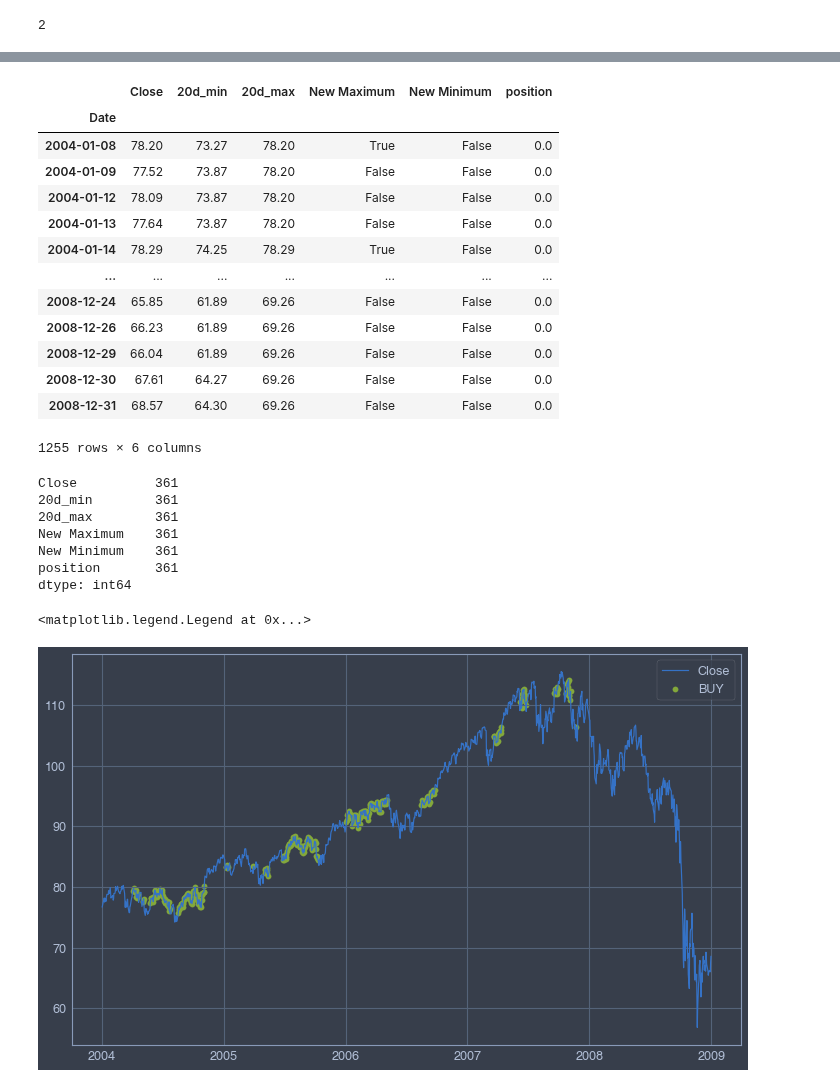
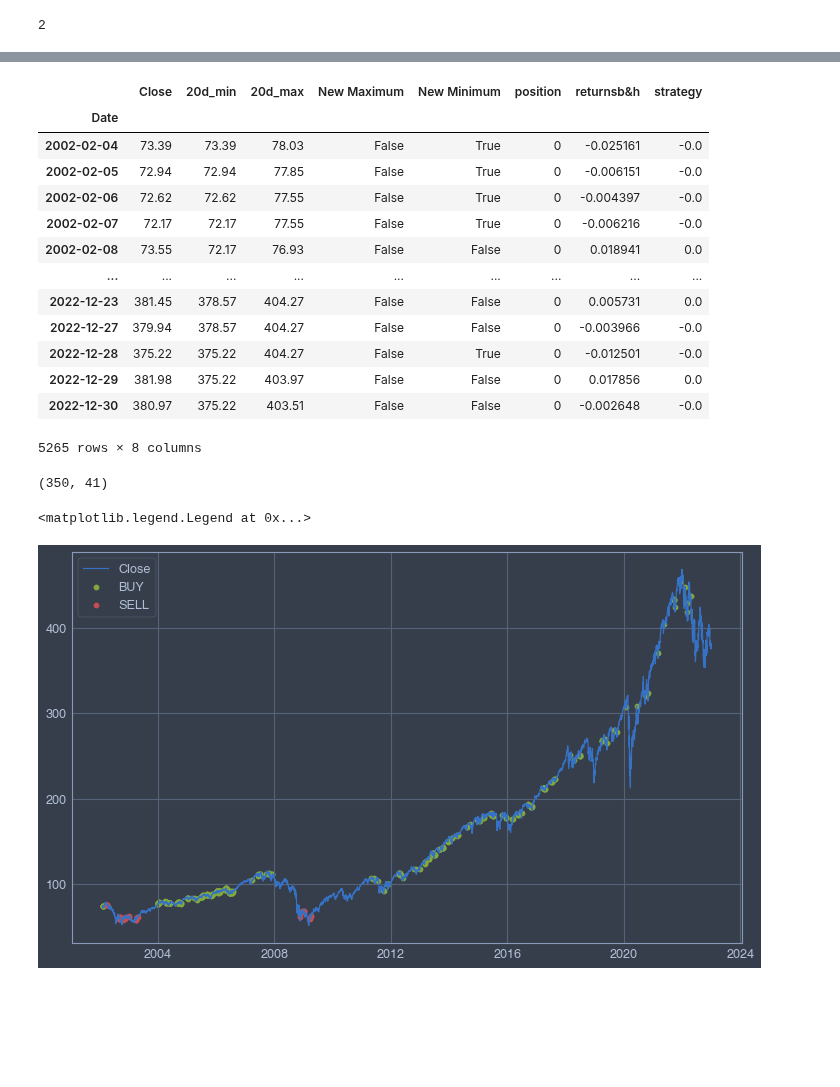
Before and after one commit to fadeeva/stock_market_research, a Jupyter notebook: classic/turtle_soup/simple/simple_TURTLE_SOUP.ipynb, the cells around one changed output, grey strips where cells are left out. Drawn from its saved outputs; the diff is of its cells as text; code cells hidden in the pictures; blank space fills up the shorter version.

```diff
--- a/classic/turtle_soup/simple/simple_TURTLE_SOUP.ipynb
+++ b/classic/turtle_soup/simple/simple_TURTLE_SOUP.ipynb
@@ -273,7 +273,8 @@ l
 1
 2
 # %%
-spy_position = spy_close.loc['2004':'2008'].copy()
+# spy_position = spy_close.loc['2004':'2008'].copy()
+spy_position = spy_close.copy()
 spy_position
 # %% [output]
 |  | Close | 20d_min | 20d_max | New Maximum | New Minimum |
@@ -319,4 +293,0 @@ spy_close.loc['2004':'2008']
-# %%
-idx = spy_position.index.get_loc(spy_position.index[49])
-l = len(spy_position.iloc[idx - 4: idx]['New Minimum'][spy_position.iloc[idx - 4: idx]['New Minimum']])
-l
@@ -404,38 +370,35 @@ f_prepare, f_order_level_buy, f_stop_loss
 # %%
-spy_position['position'] = spy_position[4:].apply(turtle_soup, axis=1)
-spy_position.dropna()
+spy_position['position'] = spy_position.apply(turtle_soup, axis=1)
+spy_position.dropna(inplace=True)
+spy_position
 # %% [output]
-|  | Close | 20d_min | 20d_max | New Maximum | New Minimum | position |
-| Date |  |  |  |  |  |  |
-| 2004-01-08 | 78.20 | 73.27 | 78.20 | True | False | 0.0 |
-| 2004-01-09 | 77.52 | 73.87 | 78.20 | False | False | 0.0 |
-| 2004-01-12 | 78.09 | 73.87 | 78.20 | False | False | 0.0 |
-| 2004-01-13 | 77.64 | 73.87 | 78.20 | False | False | 0.0 |
-| 2004-01-14 | 78.29 | 74.25 | 78.29 | True | False | 0.0 |
-| ... | ... | ... | ... | ... | ... | ... |
-| 2008-12-24 | 65.85 | 61.89 | 69.26 | False | False | 0.0 |
-| 2008-12-26 | 66.23 | 61.89 | 69.26 | False | False | 0.0 |
-| 2008-12-29 | 66.04 | 61.89 | 69.26 | False | False | 0.0 |
-| 2008-12-30 | 67.61 | 64.27 | 69.26 | False | False | 0.0 |
-| 2008-12-31 | 68.57 | 64.30 | 69.26 | False | False | 0.0 |
+|  | Close | 20d_min | 20d_max | New Maximum | New Minimum | position | returnsb&h | strategy |
+| Date |  |  |  |  |  |  |  |  |
+| 2002-02-04 | 73.39 | 73.39 | 78.03 | False | True | 0 | -0.025161 | -0.0 |
+| 2002-02-05 | 72.94 | 72.94 | 77.85 | False | True | 0 | -0.006151 | -0.0 |
+| 2002-02-06 | 72.62 | 72.62 | 77.55 | False | True | 0 | -0.004397 | -0.0 |
+| 2002-02-07 | 72.17 | 72.17 | 77.55 | False | True | 0 | -0.006216 | -0.0 |
+| 2002-02-08 | 73.55 | 72.17 | 76.93 | False | False | 0 | 0.018941 | 0.0 |
+| ... | ... | ... | ... | ... | ... | ... | ... | ... |
+| 2022-12-23 | 381.45 | 378.57 | 404.27 | False | False | 0 | 0.005731 | 0.0 |
+| 2022-12-27 | 379.94 | 378.57 | 404.27 | False | False | 0 | -0.003966 | -0.0 |
+| 2022-12-28 | 375.22 | 375.22 | 404.27 | False | True | 0 | -0.012501 | -0.0 |
+| 2022-12-29 | 381.98 | 375.22 | 403.97 | False | False | 0 | 0.017856 | 0.0 |
+| 2022-12-30 | 380.97 | 375.22 | 403.51 | False | False | 0 | -0.002648 | -0.0 |
-1255 rows × 6 columns
+5265 rows × 8 columns
 # %%
-spy_position[spy_position['position'] == 1].count()
+spy_position[spy_position['position'] == 1]['Close'].count(), spy_position[spy_position['position'] == -1]['Close'].count()
 # %% [output]
-Close          361
-20d_min        361
-20d_max        361
-New Maximum    361
-New Minimum    361
-position       361
-dtype: int64
+(350, 41)
 # %%
-spy_min_position = spy_position[spy_position['position'] == 1]
+spy_buy_position = spy_position[spy_position['position'] == 1]
+spy_sell_position = spy_position[spy_position['position'] == -1]
 fig, ax = plt.subplots()
 ax.plot(spy_position.index, spy_position['Close'], label='Close')
-ax.scatter(spy_min_position.index, spy_min_position['Close'], label='BUY', c='g')
+ax.scatter(spy_buy_position.index, spy_buy_position['Close'], label='BUY', c='g')
+ax.scatter(spy_sell_position.index, spy_sell_position['Close'], label='SELL', c='r')
 ax.grid(True)
 plt.legend()
 # %% [output]
 <matplotlib.legend.Legend at 0x...>
-[figure, old version]
+[figure, new version]
```
Also changed, not shown: parts of 13 cells of this notebook.
